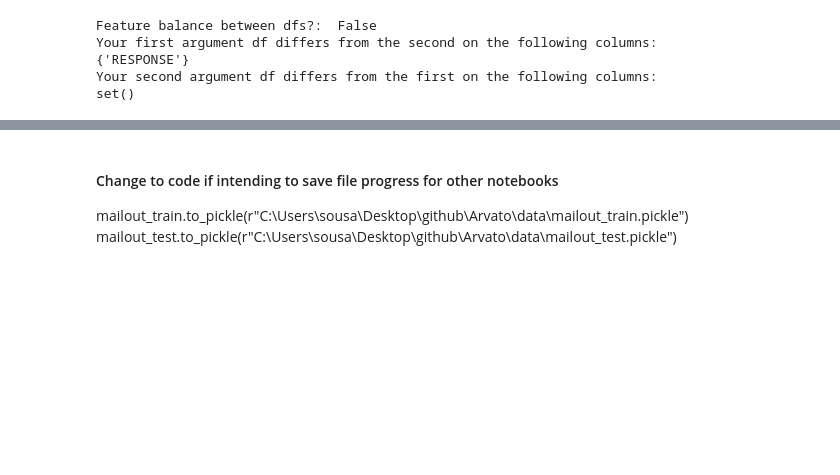
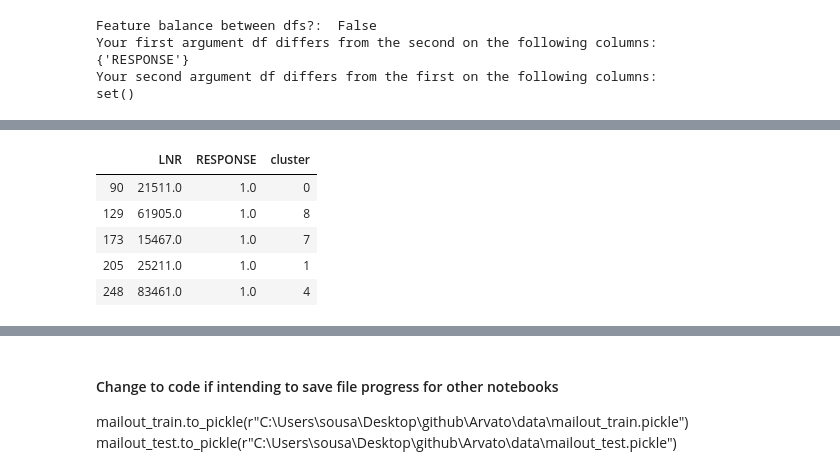
Before and after one commit to sousablde/Arvato-Bertelsmann-Customer-Acquisition, a Jupyter notebook: Arvato Project Workbook.ipynb, the cells around one changed output, grey strips where cells are left out. Saved outputs shown, nothing was run; the diff lists cells and outputs as text; code cells hidden in the pictures; blank space fills up the shorter version.

```diff
--- a/Arvato Project Workbook.ipynb
+++ b/Arvato Project Workbook.ipynb
@@ -810,3 +803,12 @@ plot1[[0, 1]].plot(kind = 'bar', stacked = True)
 # %%
 df_pos_response = response_and_cluster[response_and_cluster['RESPONSE'] == 1]
 df_neg_response = response_and_cluster[response_and_cluster['RESPONSE'] == 0]
+# %%
+df_pos_response.head()
+# %% [output]
+|  | LNR | RESPONSE | cluster |
+| 90 | 21511.0 | 1.0 | 0 |
+| 129 | 61905.0 | 1.0 | 8 |
+| 173 | 15467.0 | 1.0 | 7 |
+| 205 | 25211.0 | 1.0 | 1 |
+| 248 | 83461.0 | 1.0 | 4 |
```
Also changed, not shown: parts of 26 cells of this notebook, 2 other files.
